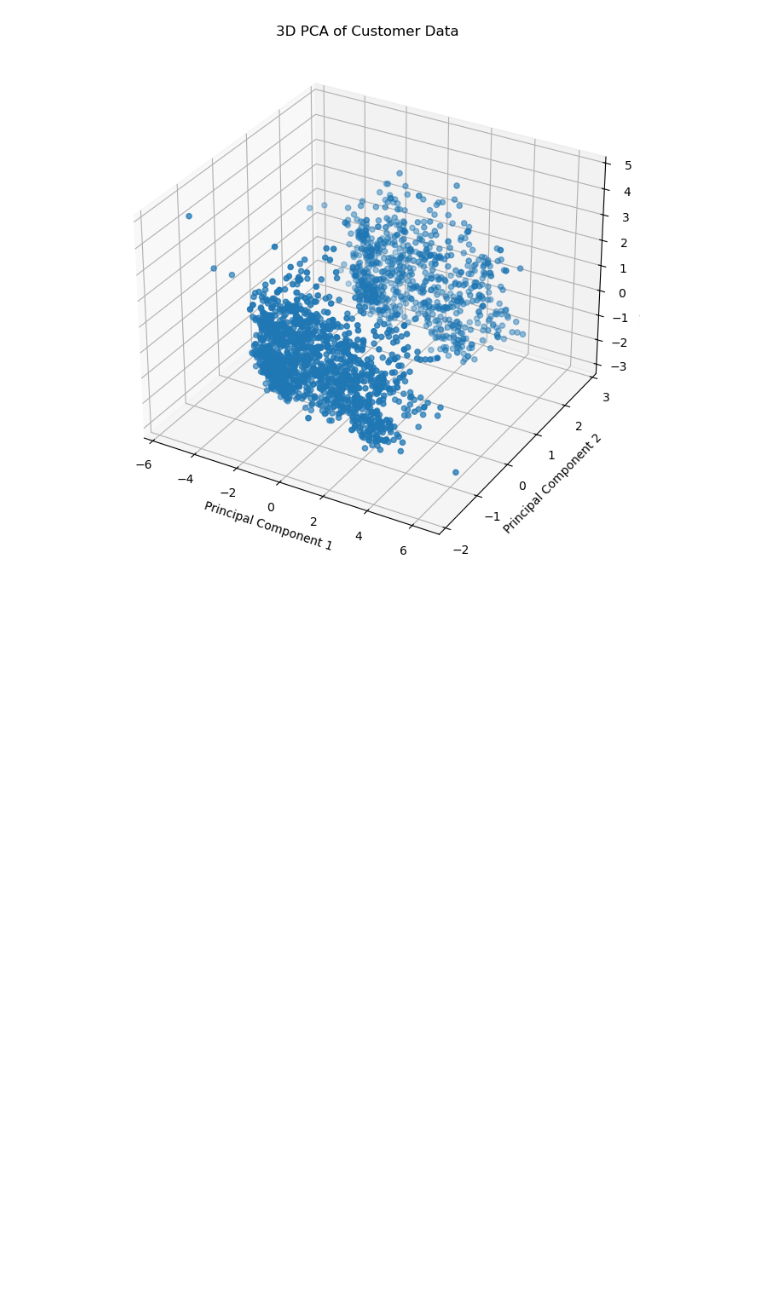
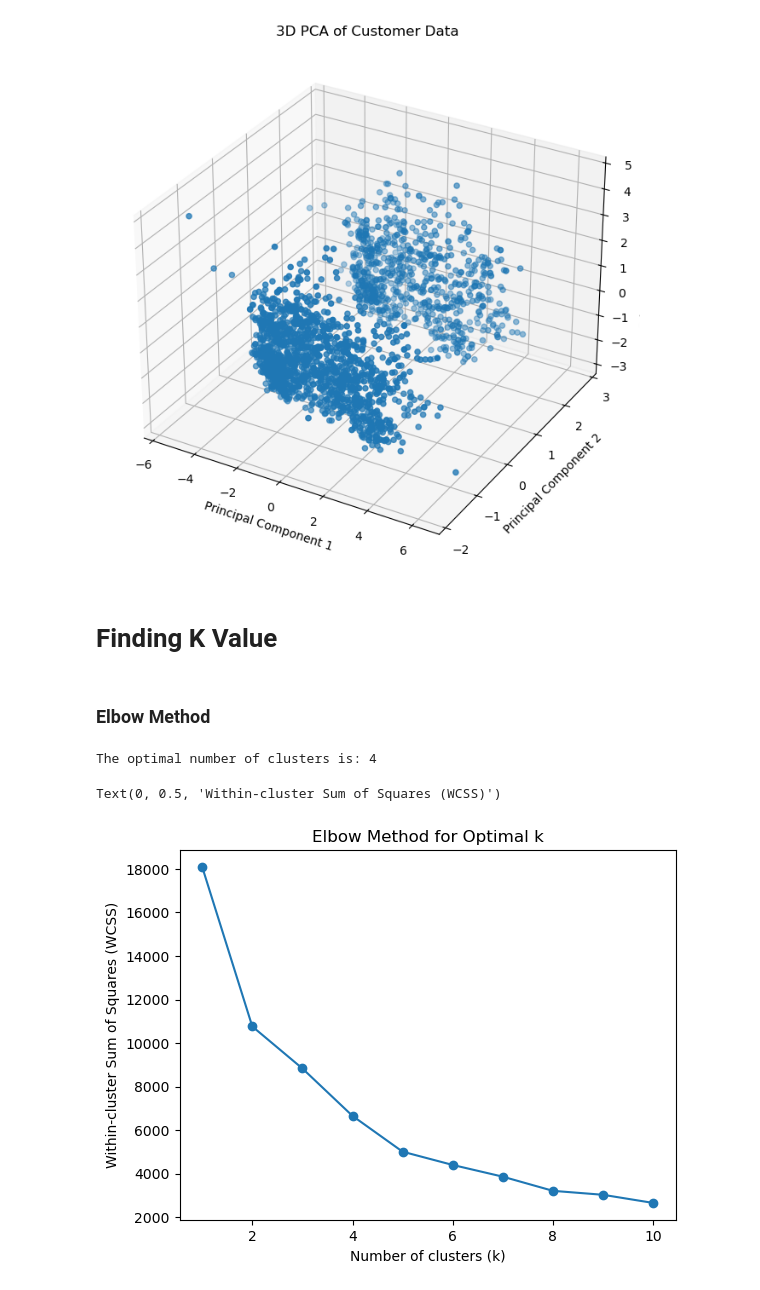
Before and after one commit to Tabby-rohit/Smart_Cart_Project, a Jupyter notebook: smart_cart.ipynb, the cells around one changed output. Saved outputs shown, nothing was run; the diff lists cells and outputs as text; code cells hidden in the pictures; blank space fills up the shorter version.

Commit message:
done with applying clustering alg

```diff
--- a/smart_cart.ipynb
+++ b/smart_cart.ipynb
@@ -202,3 +200,29 @@ plt.title('3D PCA of Customer Data')
 # %% [output]
 Text(0.5, 0.92, '3D PCA of Customer Data')
 [figure]
+# %% [markdown]
+# Finding K Value
+# %% [markdown]
+### Elbow Method
+# %%
+from sklearn.cluster import KMeans
+from kneed import KneeLocator
+wcss = []
+for k in range(1, 11):
+    kmeans = KMeans(n_clusters=k, random_state=42)
+    kmeans.fit(X_pca)
+    wcss.append(kmeans.inertia_)
+# %%
+knee=KneeLocator(range(1, 11), wcss, curve="convex", direction="decreasing")
+optimal_k = knee.elbow
+print(f"The optimal number of clusters is: {optimal_k}")
+# %% [output]
+The optimal number of clusters is: 4
+# %%
+plt.plot(range(1, 11), wcss, marker='o')
+plt.title('Elbow Method for Optimal k')
+plt.xlabel('Number of clusters (k)')
+plt.ylabel('Within-cluster Sum of Squares (WCSS)')
+# %% [output]
+Text(0, 0.5, 'Within-cluster Sum of Squares (WCSS)')
+[figure, added]
```
Also changed, not shown: parts of 8 cells of this notebook.
